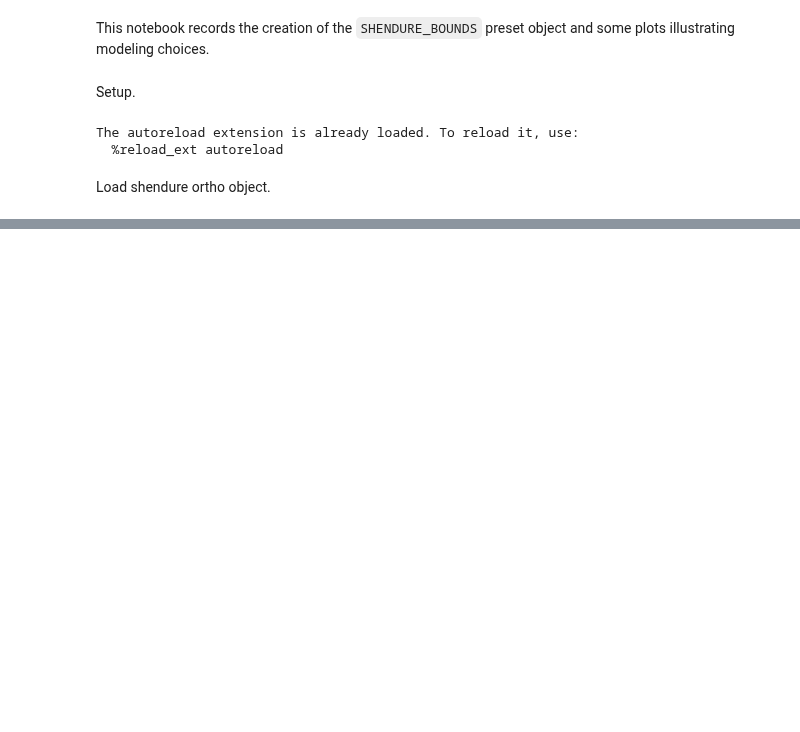
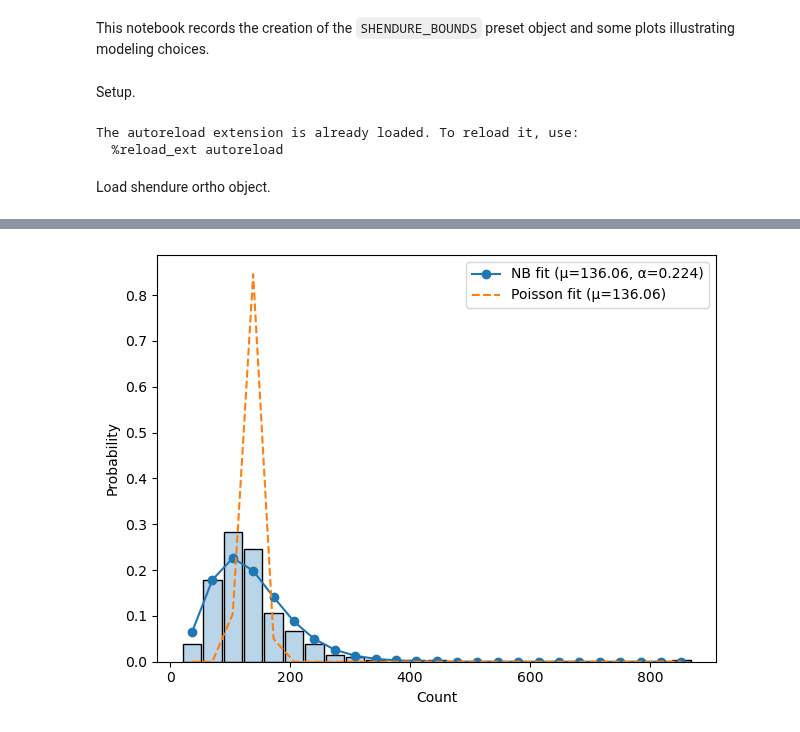
Before and after one commit to Reilly-Lab-Yale/tabula-rasa, a Jupyter notebook: analyses/supporting/abstract_bounds/shendure_bounds.ipynb, the cells around one changed output, grey strips where cells are left out. Saved outputs shown, nothing was run; the diff lists cells and outputs as text; code cells hidden in the pictures; blank space fills up the shorter version.

```diff
--- a/analyses/supporting/abstract_bounds/shendure_bounds.ipynb
+++ b/analyses/supporting/abstract_bounds/shendure_bounds.ipynb
@@ -91,0 +37,4 @@ mu_pois = np.exp(pois.params[0])
+# %%
+shendure_bounds.library_model.plot()
+# %% [output]
+[figure, added]
```
Also changed, not shown: parts of 18 cells of this notebook, 3 other files.
